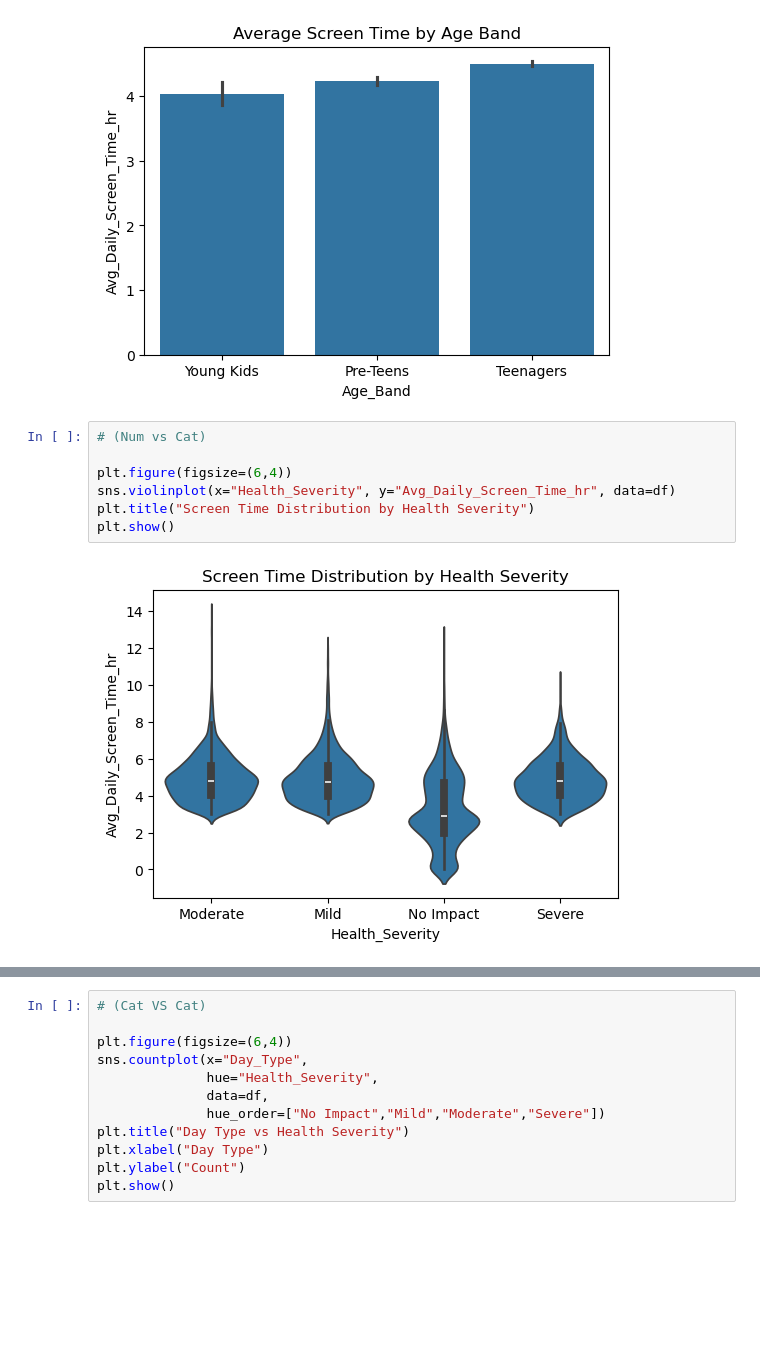
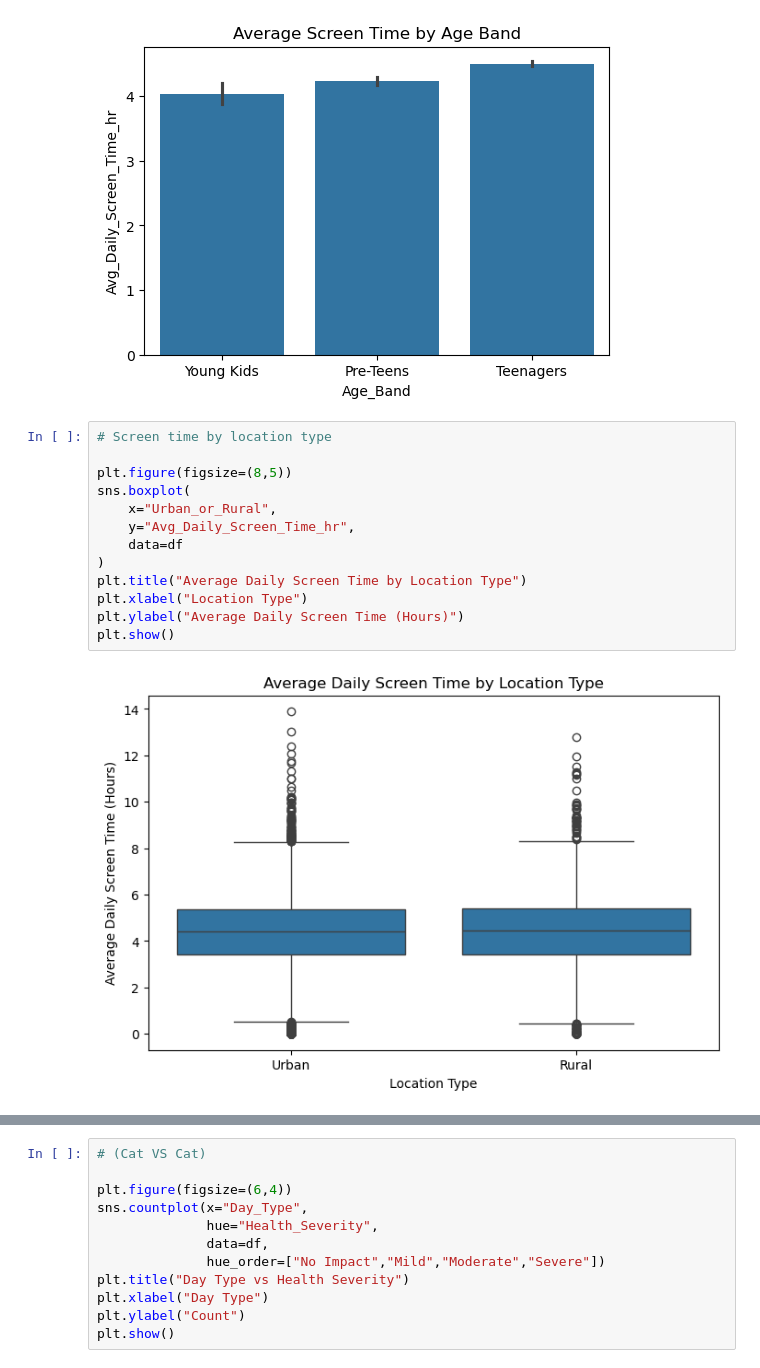
Before and after one commit to springboardmentor2468a-lab/ScreenSense, a Jupyter notebook: WEEK_3_TASK.ipynb, the cells around one changed output, grey strips where cells are left out. Drawn from its saved outputs; the diff is of its cells as text; blank space fills up the shorter version.

```diff
--- a/WEEK_3_TASK.ipynb
+++ b/WEEK_3_TASK.ipynb
@@ -356,12 +318,18 @@ plt.show()
 # %% [output]
 [figure]
 # %%
-# (Num vs Cat)
+# Screen time by location type
 
-plt.figure(figsize=(6,4))
-sns.violinplot(x="Health_Severity", y="Avg_Daily_Screen_Time_hr", data=df)
-plt.title("Screen Time Distribution by Health Severity")
+plt.figure(figsize=(8,5))
+sns.boxplot(
+    x="Urban_or_Rural",
+    y="Avg_Daily_Screen_Time_hr",
+    data=df
+)
+plt.title("Average Daily Screen Time by Location Type")
+plt.xlabel("Location Type")
+plt.ylabel("Average Daily Screen Time (Hours)")
 plt.show()
 # %% [output]
-[figure, old version]
+[figure, new version]
 # %%
```
Also changed, not shown: parts of 24 cells of this notebook.
